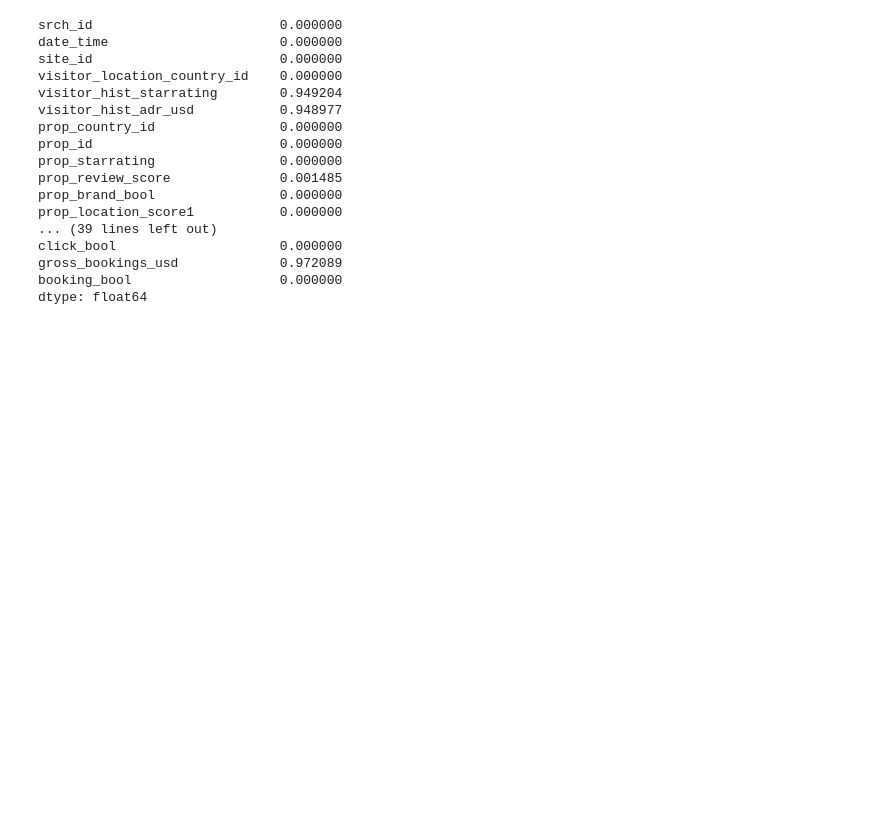
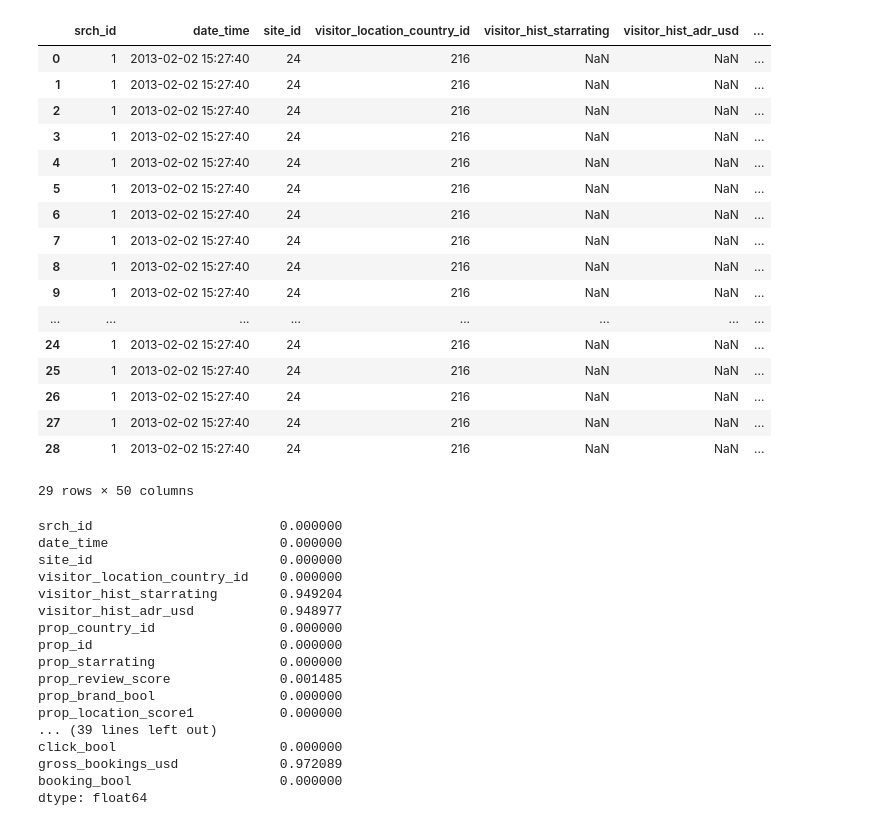
Before and after one commit to julianvanmeggelen/Expedia2TNN, a Jupyter notebook: EDA.ipynb, the cells around one changed output. Saved outputs shown, nothing was run; the diff lists cells and outputs as text; code cells hidden in the pictures; blank space fills up the shorter version.

```diff
--- a/EDA.ipynb
+++ b/EDA.ipynb
@@ -9,4 +134,25 @@ df_train = pd.read_csv('training_set_VU_DM.csv')
 df_test = pd.read_csv('test_set_VU_DM.csv')
+# %%
+df_test[df_test['srch_id'] == 1]
+# %% [output]
+|  | srch_id | date_time | site_id | visitor_location_country_id | visitor_hist_starrating | visitor_hist_adr_usd | ... |
+| 0 | 1 | 2013-02-02 15:27:40 | 24 | 216 | NaN | NaN | ... |
+| 1 | 1 | 2013-02-02 15:27:40 | 24 | 216 | NaN | NaN | ... |
+| 2 | 1 | 2013-02-02 15:27:40 | 24 | 216 | NaN | NaN | ... |
+| 3 | 1 | 2013-02-02 15:27:40 | 24 | 216 | NaN | NaN | ... |
+| 4 | 1 | 2013-02-02 15:27:40 | 24 | 216 | NaN | NaN | ... |
+| 5 | 1 | 2013-02-02 15:27:40 | 24 | 216 | NaN | NaN | ... |
+| 6 | 1 | 2013-02-02 15:27:40 | 24 | 216 | NaN | NaN | ... |
+| 7 | 1 | 2013-02-02 15:27:40 | 24 | 216 | NaN | NaN | ... |
+| 8 | 1 | 2013-02-02 15:27:40 | 24 | 216 | NaN | NaN | ... |
+| 9 | 1 | 2013-02-02 15:27:40 | 24 | 216 | NaN | NaN | ... |
+| ... | ... | ... | ... | ... | ... | ... | ... |
+| 24 | 1 | 2013-02-02 15:27:40 | 24 | 216 | NaN | NaN | ... |
+| 25 | 1 | 2013-02-02 15:27:40 | 24 | 216 | NaN | NaN | ... |
+| 26 | 1 | 2013-02-02 15:27:40 | 24 | 216 | NaN | NaN | ... |
+| 27 | 1 | 2013-02-02 15:27:40 | 24 | 216 | NaN | NaN | ... |
+| 28 | 1 | 2013-02-02 15:27:40 | 24 | 216 | NaN | NaN | ... |
+29 rows × 50 columns
 # %%
 np.sum(df_train.isna(), axis=0)/len(df_train)
 # %% [output]
```
Also changed, not shown: parts of 19 cells of this notebook, 5 other files.
